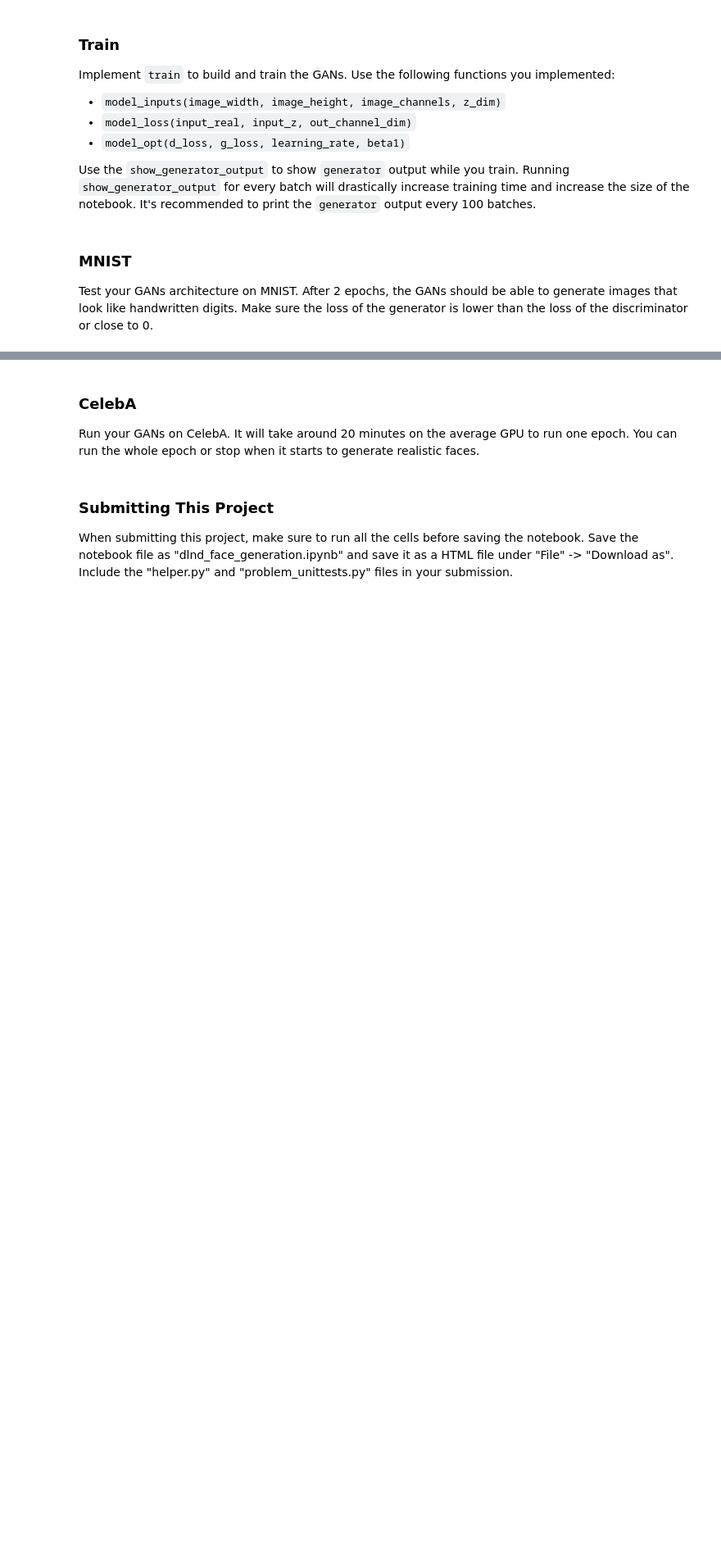
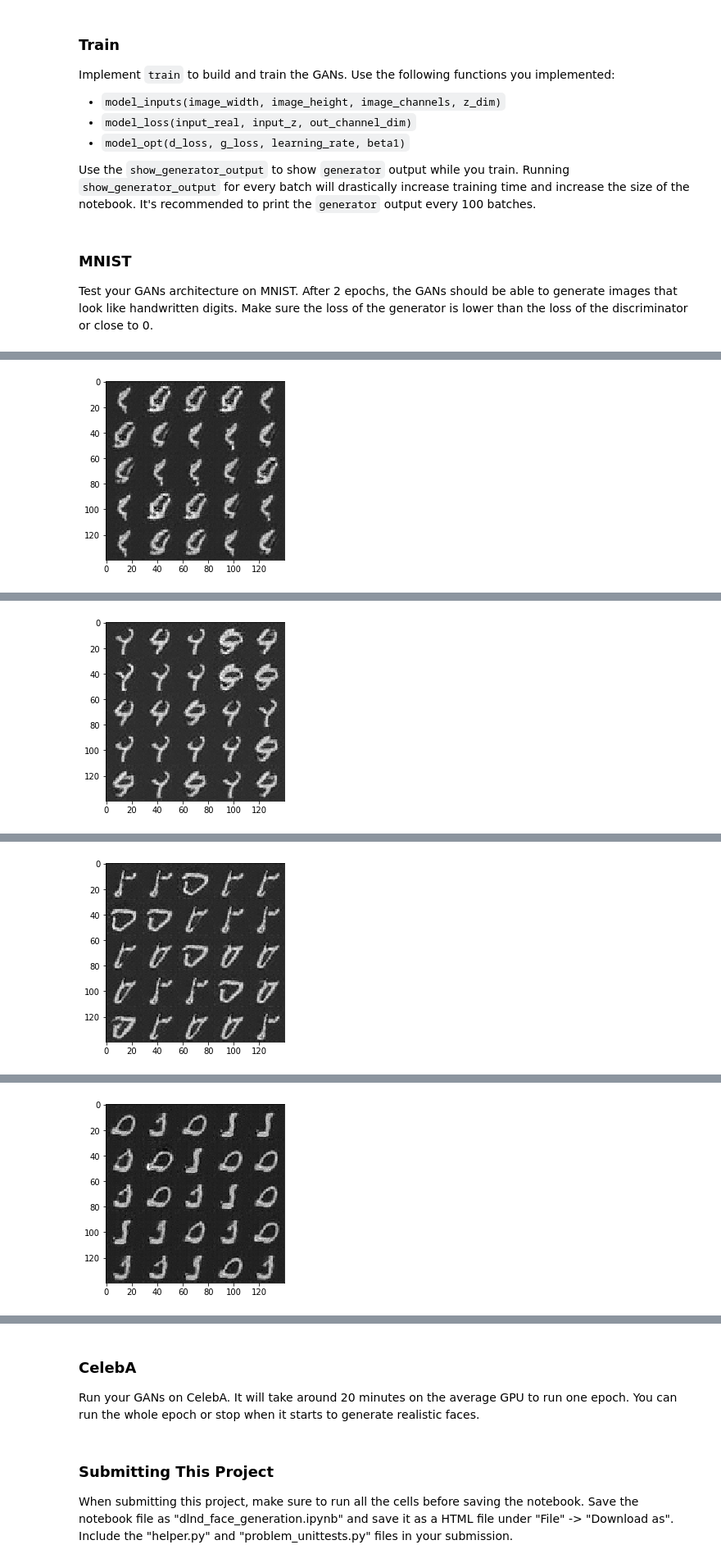
Before and after one commit to gotamist/deep-learning, a Jupyter notebook: dlnd_face_generation.ipynb, the cells around one changed output, grey strips where cells are left out. Shown at 82% size. Drawn from its saved outputs; the diff is of its cells as text; code cells hidden in the pictures; blank space fills up the shorter version.

Commit message:
Implement training.

```diff
--- a/dlnd_face_generation.ipynb
+++ b/dlnd_face_generation.ipynb
@@ -130,7 +132,7 @@ Tests Passed
 ### Discriminator
 Implement `discriminator` to create a discriminator neural network that discriminates on `images`.  This function should be able to reuse the variables in the neural network.  Use [`tf.variable_scope`](https://www.tensorflow.org/api_docs/python/tf/variable_scope) with a scope name of "discriminator" to allow the variables to be reused.  The function should return a tuple of (tensor output of the discriminator, tensor logits of the discriminator).
 # %%
-def discriminator(images, reuse=False):
+def discriminator(images, reuse=False, alpha = 0.2):
     """
     Create the discriminator network
     :param images: Tensor of input image(s)
@@ -140,7 +142,7 @@ def discriminator(images, reuse=False):
     # done: implement function
     with tf.variable_scope('discriminator', reuse=reuse):
             # Input layer is 28x28x1 for MNIST and celebA
-            alpha = 0.2
+
             x1 = tf.layers.conv2d(images, 64, 5, strides = 2, padding = 'same')
             # no batch_normalization in the first layer
             lrelu1 = tf.maximum( alpha*x1, x1)
@@ -172,7 +174,7 @@ Tests Passed
 ### Generator
 Implement `generator` to generate an image using `z`. This function should be able to reuse the variables in the neural network.  Use [`tf.variable_scope`](https://www.tensorflow.org/api_docs/python/tf/variable_scope) with a scope name of "generator" to allow the variables to be reused. The function should return the generated 28 x 28 x `out_channel_dim` images.
 # %%
-def generator(z, out_channel_dim, is_train=True):
+def generator(z, out_channel_dim, is_train=True, alpha = 0.2):
     """
     Create the generator network
     :param z: Input z
@@ -182,7 +184,7 @@ def generator(z, out_channel_dim, is_train=True):
     """
     # done: Implement Function
     with tf.variable_scope("generator", reuse=not is_train):
-        alpha =0.2
+#         print('reuse = ', not is_train)
         # Fully connected
         x1 = tf.layers.dense(z, 2*2*256)
         # Reshape first layer as 2x2x256
@@ -345,18 +391,19 @@ def train(epoch_count, batch_size, z_dim, learning_rate, beta1, get_batches, dat
 ### MNIST
 Test your GANs architecture on MNIST.  After 2 epochs, the GANs should be able to generate images that look like handwritten digits.  Make sure the loss of the generator is lower than the loss of the discriminator or close to 0.
 # %%
-batch_size = None
-z_dim = None
-learning_rate = None
-beta1 = None
-
+batch_size = 128 #needs to be a factor of 4096...why?
+z_dim = 100
+learning_rate = 0.0002
+beta1 = 0.5
 
 """
 DON'T MODIFY ANYTHING IN THIS CELL THAT IS BELOW THIS LINE
 """
-epochs = 2
+epochs = 50
 
 mnist_dataset = helper.Dataset('mnist', glob(os.path.join(data_dir, 'mnist/*.jpg')))
 with tf.Graph().as_default():
     train(epochs, batch_size, z_dim, learning_rate, beta1, mnist_dataset.get_batches,
-          mnist_dataset.shape, mnist_dataset.image_mode)
+          mnist_dataset.shape,
+          mnist_dataset.image_mode)
+# %% [output]
@@ -362,0 +420 @@ with tf.Graph().as_default():
+[figure, added]
@@ -362,0 +431 @@ with tf.Graph().as_default():
+[figure, added]
@@ -362,0 +442 @@ with tf.Graph().as_default():
+[figure, added]
@@ -362,0 +453 @@ with tf.Graph().as_default():
+[figure, added]
```
Also changed, not shown: parts of 5 cells of this notebook.
